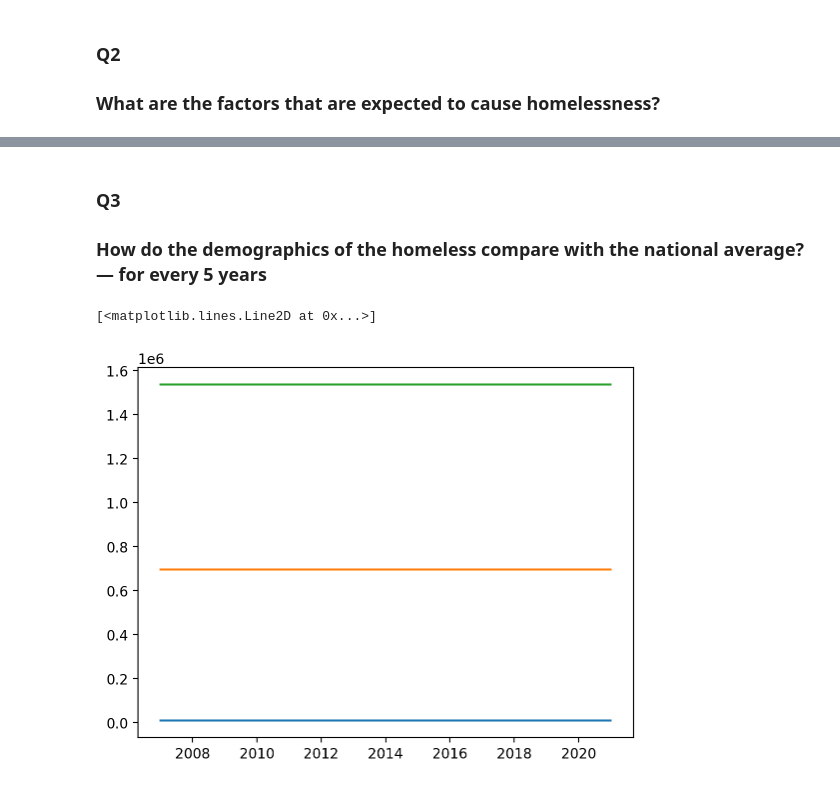
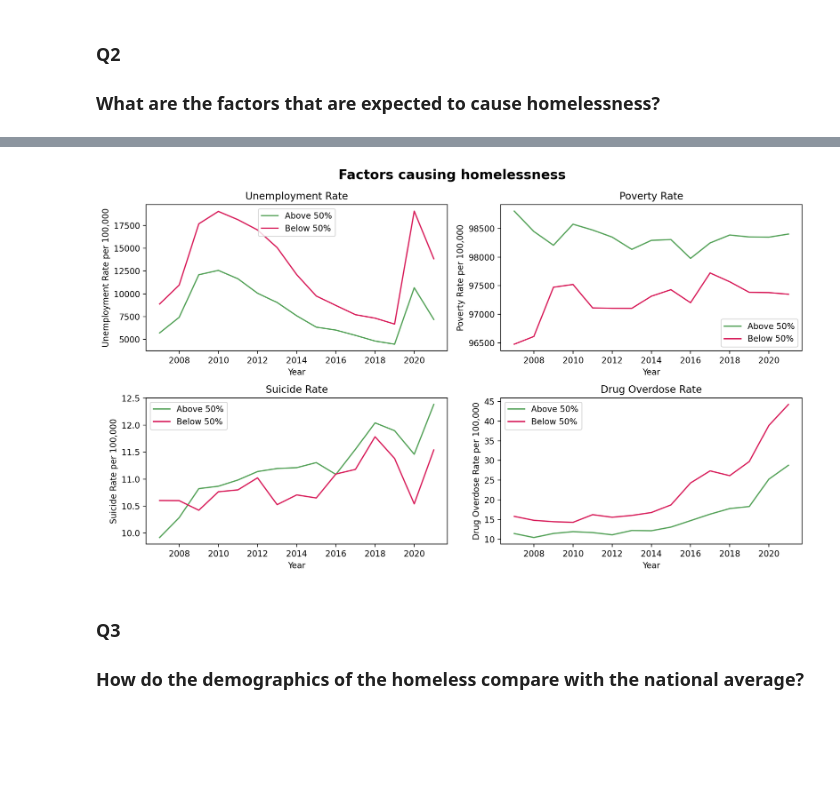
Before and after one commit to heath3rq/Python_Homelessness-Causal-Inference-Analysis, a Jupyter notebook: 30_results/eda.ipynb, the cells around one changed output, grey strips where cells are left out. Cells and saved outputs as stored; diff of their text form; code cells hidden in the pictures; blank space fills up the shorter version.

```diff
--- a/30_results/eda.ipynb
+++ b/30_results/eda.ipynb
@@ -157,4 +98,60 @@ plt.show()
+# %%
+#get homelessness rates reduction for each Coc from 2007 to 2021
+
+def get_rate_reduction(factor, start_year, end_year):
+    changes_dict = {}
+    tmp_data = data[["Year", "CoC Number", factor]]
+    for coc in tmp_data["CoC Number"].unique().tolist():
+        tmp_start=  tmp_data[(tmp_data["CoC Number"] == coc)& (tmp_data["Year"] == start_year) ][factor].values
+        tmp_end= tmp_data[(tmp_data["CoC Number"] == coc)& (tmp_data["Year"] == end_year) ][factor].values
+        change = ((tmp_start - tmp_end)/ tmp_start)*100
+        changes_dict[coc] = change[0]
+    return changes_dict
+
+get_homeless_rate = get_rate_reduction("homeless", 2007, 2021)
+get_homeless_rate
+
+above_50 = {k: v for k, v in get_homeless_rate.items() if v > 50}
+below_50 = {k: v for k, v in get_homeless_rate.items() if v < 50}
+
+subset_above_50 = data[data["CoC Number"].isin(list(above_50.keys()))].copy()
+subset_below_50 = data[data["CoC Number"].isin(list(below_50.keys()))].copy()
+
+def generate_axes(factor):
+    if factor =="unemployment_rate":
+        return "Unemployment Rate"
+    elif factor == "poverty":
+        return "Poverty Rate"
+    elif factor == "Suicide Deaths":
+        return "Suicide Rate"
+    else:
+        return "Drug Overdose Rate"
+
+years = [i for i in range(2007, 2022)]
+
+factors = ["unemployment_rate", "poverty", "Suicide Deaths", "Drug Deaths"]
+fig, axs = plt.subplots(2, 2, figsize=(12, 7))
+
+# group_by
+for i, factor in enumerate(factors):
+    tmp_grp_by_abv = subset_above_50.groupby(["Year"])[factor].mean().reset_index()
+    tmp_grp_by_below = subset_below_50.groupby(["Year"])[factor].mean().reset_index()
+    tmp_1 = tmp_grp_by_abv[factor].values.tolist()
+    tmp_2 = tmp_grp_by_below[factor].values.tolist()
+    factor_label = generate_axes(factor)
+    axs[i // 2, i % 2].plot(years, tmp_1, color="#55A259", label="Above 50%")
+    axs[i // 2, i % 2].plot(years, tmp_2, color="#D81E5B", label="Below 50%")
+    axs[i // 2, i % 2].set_title(factor_label)
+    axs[i // 2, i % 2].set_xlabel("Year")
+    axs[i // 2, i % 2].set_ylabel(f"{factor_label} per 100,000")
+    axs[i // 2, i % 2].legend()
+
+fig.suptitle("Factors causing homelessness", fontsize=16, fontweight='bold')
+plt.tight_layout()
+plt.show()
+# %% [output]
+[figure, added]
 # %% [markdown]
 ### Q3
 
-### How  do the demographics of the homeless compare with the national average? — for every 5 years
+### How  do the demographics of the homeless compare with the national average?
@@ -179,7 +157,0 @@ for i, year in enumerate(years_to_consider):
-# %%
-plt.plot(years_to_consider,homeless_year)
-plt.plot(years_to_consider, hispan_year)
-plt.plot(years_to_consider, non_hispan_year)
-# %% [output]
-[<matplotlib.lines.Line2D at 0x...>]
-[figure, removed]
```
Also changed, not shown: parts of 12 cells of this notebook.
